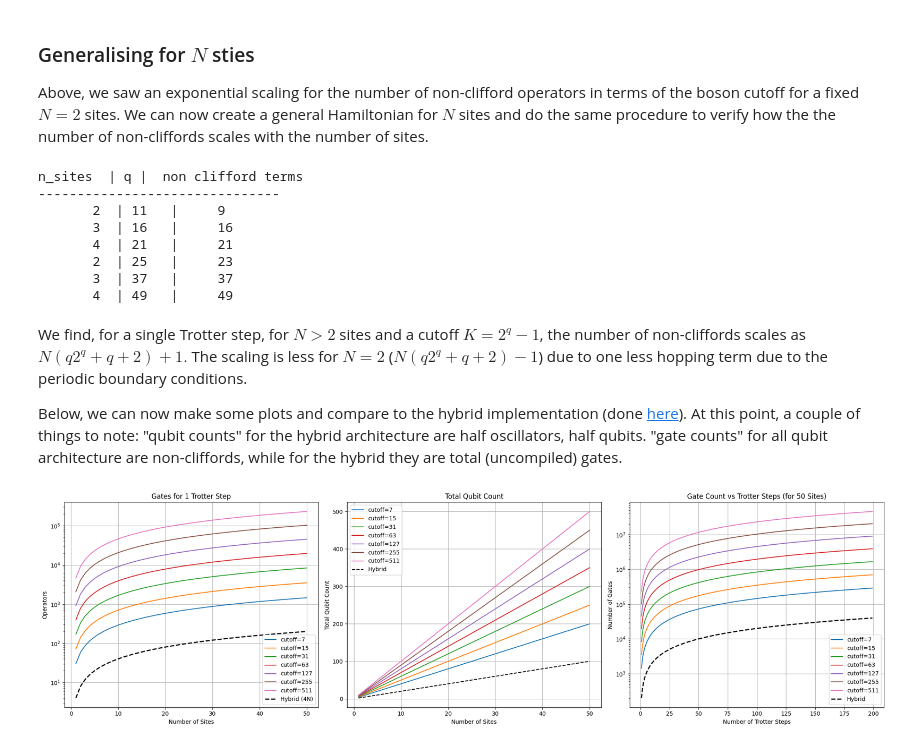
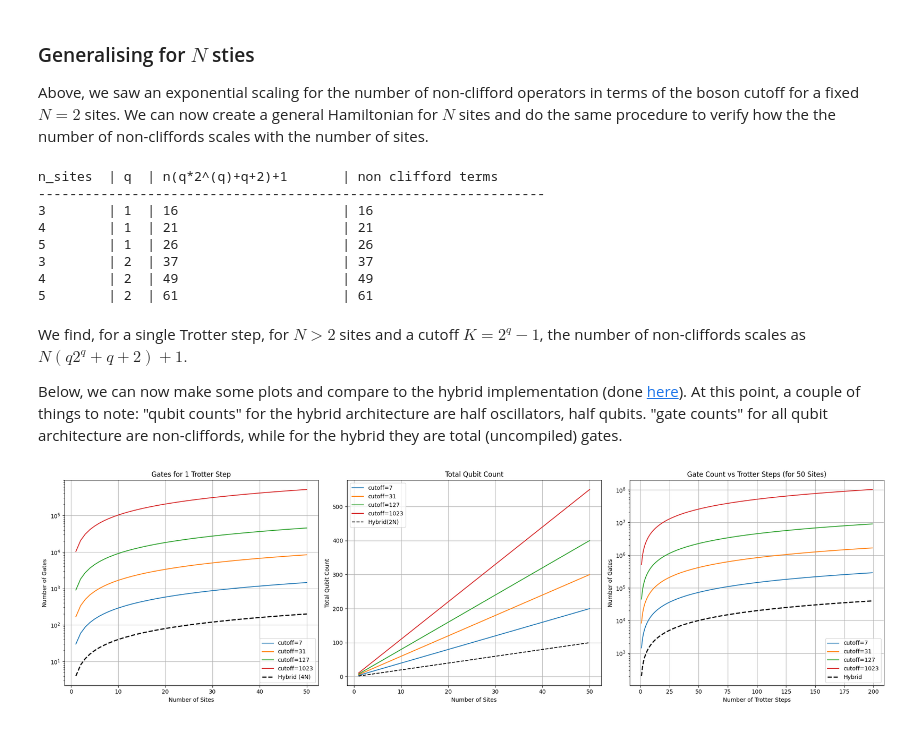
Before and after one commit to samgodwood/bosonic-qiskit, a Jupyter notebook: playground/bosonic_operator_costs/holstein/qubit_holstein.ipynb, the cells around one changed output. Saved outputs shown, nothing was run; the diff lists cells and outputs as text; code cells hidden in the pictures.

Commit message:
non cliffords vs trotter steps

```diff
--- a/playground/bosonic_operator_costs/holstein/qubit_holstein.ipynb
+++ b/playground/bosonic_operator_costs/holstein/qubit_holstein.ipynb
@@ -306,34 +306,39 @@ def build_full_hamiltonian(n_sites=2, N_b=7, omega=1, g=1, V=7):
 
     return H_full
 # %%
-print("n_sites  | q |  non clifford terms")
-print("-------------------------------")
+# Define column widths
+header_fmt = "{:<8} | {:<2} | {:<22} | {:<20}"
+row_fmt = "{:<8d} | {:<2d} | {:<22d} | {:<20d}"
+
+print(header_fmt.format("n_sites", "q", "n(q*2^(q)+q+2)+1", "non clifford terms"))
+print("-" * 65)
+
 for q in [1, 2]:
     N_b = 2**q - 1
-    for n in range(2, 5):
+    for n in range(3, 6):
         # Build Hamiltonian
         H = build_full_hamiltonian(n_sites=n, N_b=N_b)
         H_sparse = SparsePauliOp.from_operator(Operator(H.full()))
         non_clifford = len(H_sparse.to_list())
-        print(f"{n:8d}  | { n*(q*2**(q) + q + 2) + 1 }   |     {non_clifford}")
+        print(row_fmt.format(n, q, n * (q * 2**q + q + 2) + 1, non_clifford))
 # %% [output]
-n_sites  | q |  non clifford terms
--------------------------------
-       2  | 11   |     9
-       3  | 16   |     16
-       4  | 21   |     21
-       2  | 25   |     23
-       3  | 37   |     37
-       4  | 49   |     49
+n_sites  | q  | n(q*2^(q)+q+2)+1       | non clifford terms
+-----------------------------------------------------------------
+3        | 1  | 16                     | 16
+4        | 1  | 21                     | 21
+5        | 1  | 26                     | 26
+3        | 2  | 37                     | 37
+4        | 2  | 49                     | 49
+5        | 2  | 61                     | 61
 # %% [markdown]
-We find, for a single Trotter step, for $N>2$ sites and a cutoff $K = 2^q -1$, the number of non-cliffords scales as $N(q2^q+q+2)+1.$ The scaling is less for $N = 2$ ($N(q2^q+q+2)-1$) due to one less hopping term due to the periodic boundary conditions.
+We find, for a single Trotter step, for $N>2$ sites and a cutoff $K = 2^q -1$, the number of non-cliffords scales as $N(q2^q+q+2)+1.$
 
 
 Below, we can now make some plots and compare to the hybrid implementation (done [here](https://github.com/samgodwood/bosonic-qiskit/blob/main/playground/bosonic_operator_costs/holstein/hybrid_holstein.ipynb)). At this point, a couple of things to note: "qubit counts" for the hybrid architecture are half oscillators, half qubits. "gate counts" for all qubit architecture are non-cliffords, while for the hybrid they are total (uncompiled) gates.
 # %%
 # First two plots parameters
-q_values = np.arange(3, 10)
-cutoffs = 2 ** q_values - 1
+q_values = [3, 5, 7, 10]
+cutoffs = [2 ** q - 1 for q in q_values]
 N = np.arange(1, 51)
 
 # Third plot parameters
@@ -347,35 +352,35 @@ for q, cutoff in zip(q_values, cutoffs):
     axes[0].plot(N, N * (q * (2 ** q) + q + 2) + 1,
                  label=f'cutoff={cutoff}')
 axes[0].plot(N, 4 * N, 'k--', linewidth=2, label='Hybrid (4N)')
-axes[0].set(xlabel="Number of Sites", ylabel="Operators", yscale="log",
+axes[0].set(xlabel="Number of Sites", ylabel="Number of Gates", yscale="log",
             title="Gates for 1 Trotter Step")
 axes[0].grid(True)
 axes[0].legend()
 
 # --- Second subplot: Total Qubit Count: Hybrid vs. All-Qubit ---
 for q, cutoff in zip(q_values, cutoffs):
     axes[1].plot(N, N * (1 + np.log2(cutoff + 1)),
                  label=f'cutoff={cutoff}')
-axes[1].plot(N, 2 * N, 'k--', label='Hybrid')
+axes[1].plot(N, 2 * N, 'k--', label='Hybrid(2N)')
 axes[1].set(xlabel="Number of Sites", ylabel="Total Qubit Count",
             title="Total Qubit Count")
 axes[1].grid(True)
 axes[1].legend()
 
 # --- Third subplot: Gate Count vs. Trotter Steps (for 50 Sites) ---
 for q, cutoff in zip(q_values, cutoffs):
     single_step_gates = fixed_sites * (q * (2 ** q) + q + 2) + 1
     total_gates = trotter_steps * single_step_gates
     axes[2].plot(trotter_steps, total_gates, label=f'cutoff={cutoff}')
 
 hybrid_gate_per_step = 4 * fixed_sites
 axes[2].plot(trotter_steps, trotter_steps * hybrid_gate_per_step, 'k--', linewidth=2, label='Hybrid')
 axes[2].set(xlabel="Number of Trotter Steps", ylabel="Number of Gates", yscale="log",
             title=f"Gate Count vs Trotter Steps (for {fixed_sites} Sites)")
 axes[2].grid(True)
 axes[2].legend()
 
 plt.tight_layout()
 plt.show()
 # %% [output]
-[figure, old version]
+[figure, new version]
```
